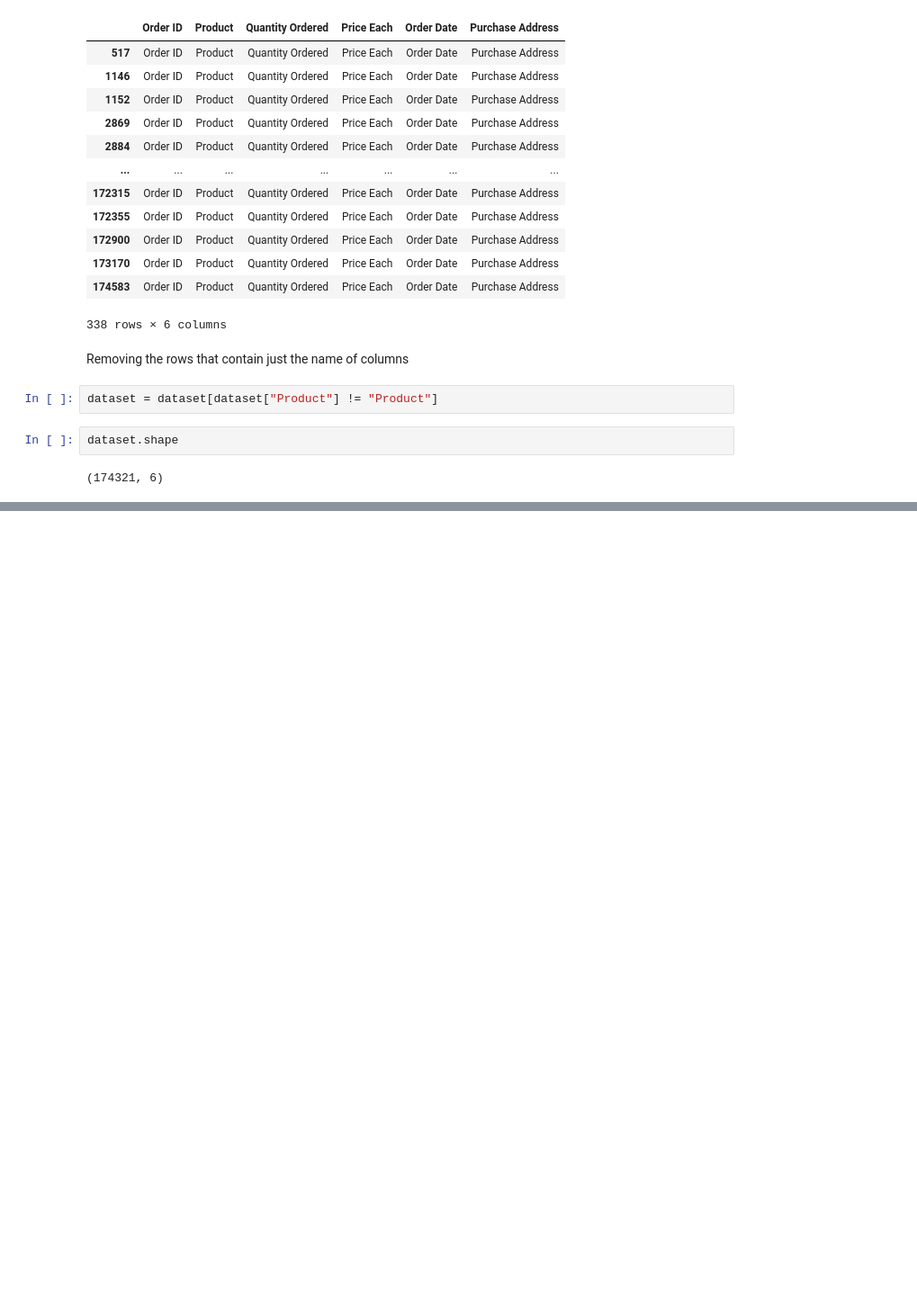
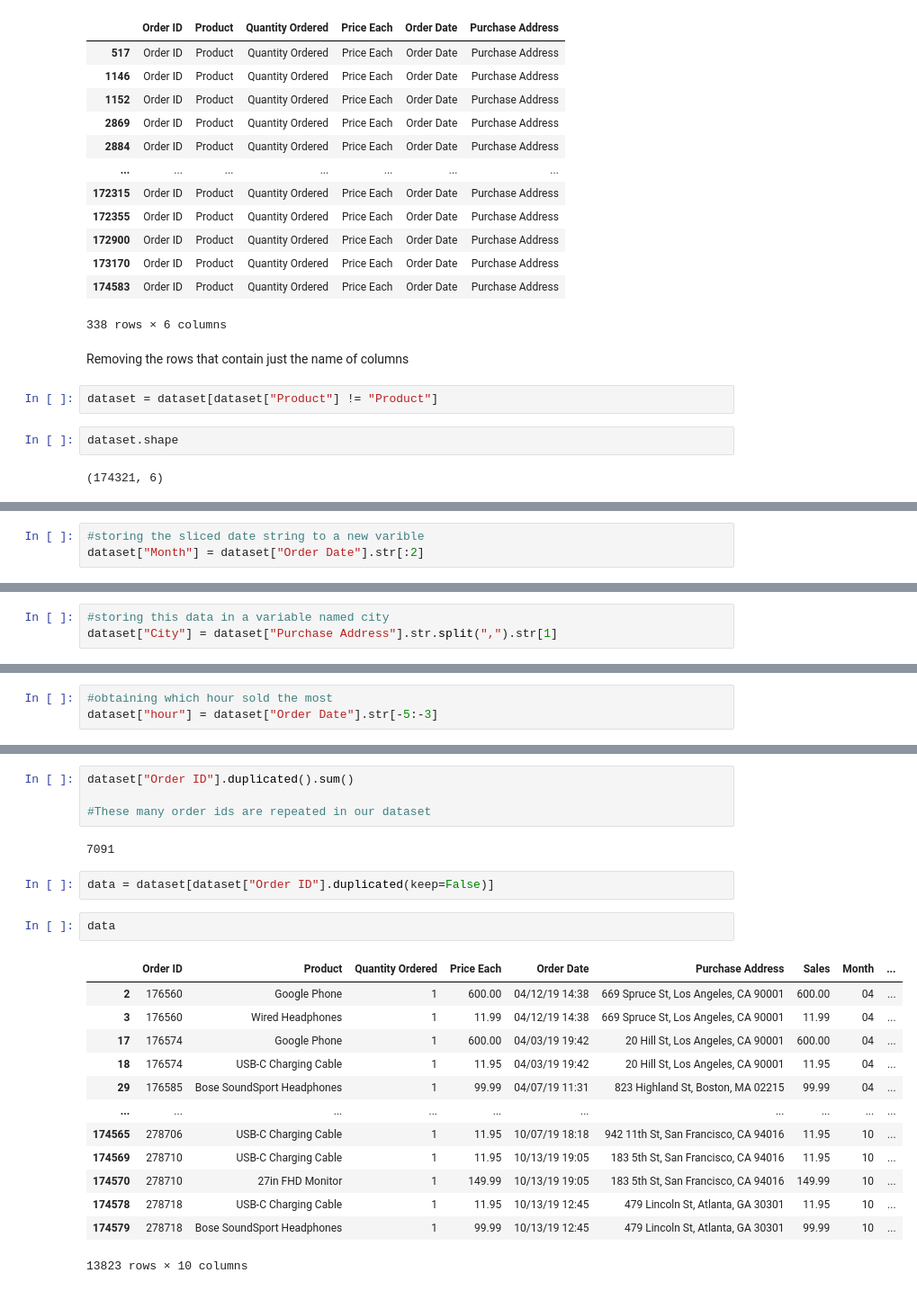
Before and after one commit to kumarprakhar14/Python-Projects, a Jupyter notebook: Data Science/sales_project.ipynb, the cells around one changed output, grey strips where cells are left out. Shown at 90% size. Drawn from its saved outputs; the diff is of its cells as text; blank space fills up the shorter version.

```diff
--- a/Data Science/sales_project.ipynb
+++ b/Data Science/sales_project.ipynb
@@ -139,0 +261,3 @@ dataset.shape
+# %%
+#storing the sliced date string to a new varible
+dataset["Month"] = dataset["Order Date"].str[:2]
@@ -139,0 +388,3 @@ dataset.shape
+# %%
+#storing this data in a variable named city
+dataset["City"] = dataset["Purchase Address"].str.split(",").str[1]
@@ -139,0 +460,3 @@ dataset.shape
+# %%
+#obtaining which hour sold the most
+dataset["hour"] = dataset["Order Date"].str[-5:-3]
@@ -139,0 +588,24 @@ dataset.shape
+# %%
+dataset["Order ID"].duplicated().sum()
+
+#These many order ids are repeated in our dataset
+# %% [output]
+7091
+# %%
+data = dataset[dataset["Order ID"].duplicated(keep=False)]
+# %%
+data
+# %% [output]
+|  | Order ID | Product | Quantity Ordered | Price Each | Order Date | Purchase Address | Sales | Month | ... |
+| 2 | 176560 | Google Phone | 1 | 600.00 | 04/12/19 14:38 | 669 Spruce St, Los Angeles, CA 90001 | 600.00 | 04 | ... |
+| 3 | 176560 | Wired Headphones | 1 | 11.99 | 04/12/19 14:38 | 669 Spruce St, Los Angeles, CA 90001 | 11.99 | 04 | ... |
+| 17 | 176574 | Google Phone | 1 | 600.00 | 04/03/19 19:42 | 20 Hill St, Los Angeles, CA 90001 | 600.00 | 04 | ... |
+| 18 | 176574 | USB-C Charging Cable | 1 | 11.95 | 04/03/19 19:42 | 20 Hill St, Los Angeles, CA 90001 | 11.95 | 04 | ... |
+| 29 | 176585 | Bose SoundSport Headphones | 1 | 99.99 | 04/07/19 11:31 | 823 Highland St, Boston, MA 02215 | 99.99 | 04 | ... |
+| ... | ... | ... | ... | ... | ... | ... | ... | ... | ... |
+| 174565 | 278706 | USB-C Charging Cable | 1 | 11.95 | 10/07/19 18:18 | 942 11th St, San Francisco, CA 94016 | 11.95 | 10 | ... |
+| 174569 | 278710 | USB-C Charging Cable | 1 | 11.95 | 10/13/19 19:05 | 183 5th St, San Francisco, CA 94016 | 11.95 | 10 | ... |
+| 174570 | 278710 | 27in FHD Monitor | 1 | 149.99 | 10/13/19 19:05 | 183 5th St, San Francisco, CA 94016 | 149.99 | 10 | ... |
+| 174578 | 278718 | USB-C Charging Cable | 1 | 11.95 | 10/13/19 12:45 | 479 Lincoln St, Atlanta, GA 30301 | 11.95 | 10 | ... |
+| 174579 | 278718 | Bose SoundSport Headphones | 1 | 99.99 | 10/13/19 12:45 | 479 Lincoln St, Atlanta, GA 30301 | 99.99 | 10 | ... |
+13823 rows × 10 columns
```
Also changed, not shown: parts of 59 cells of this notebook, 16 other files.
